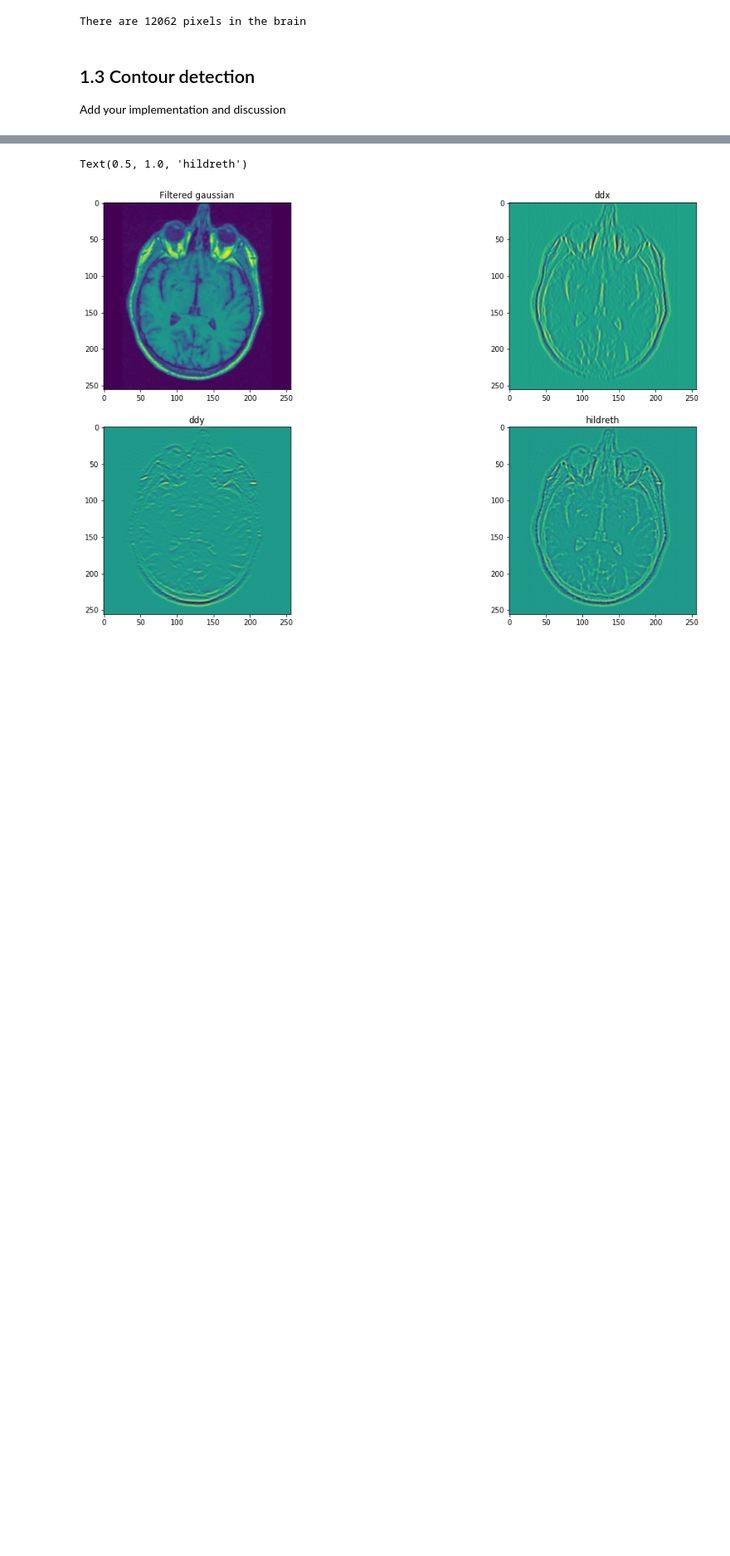
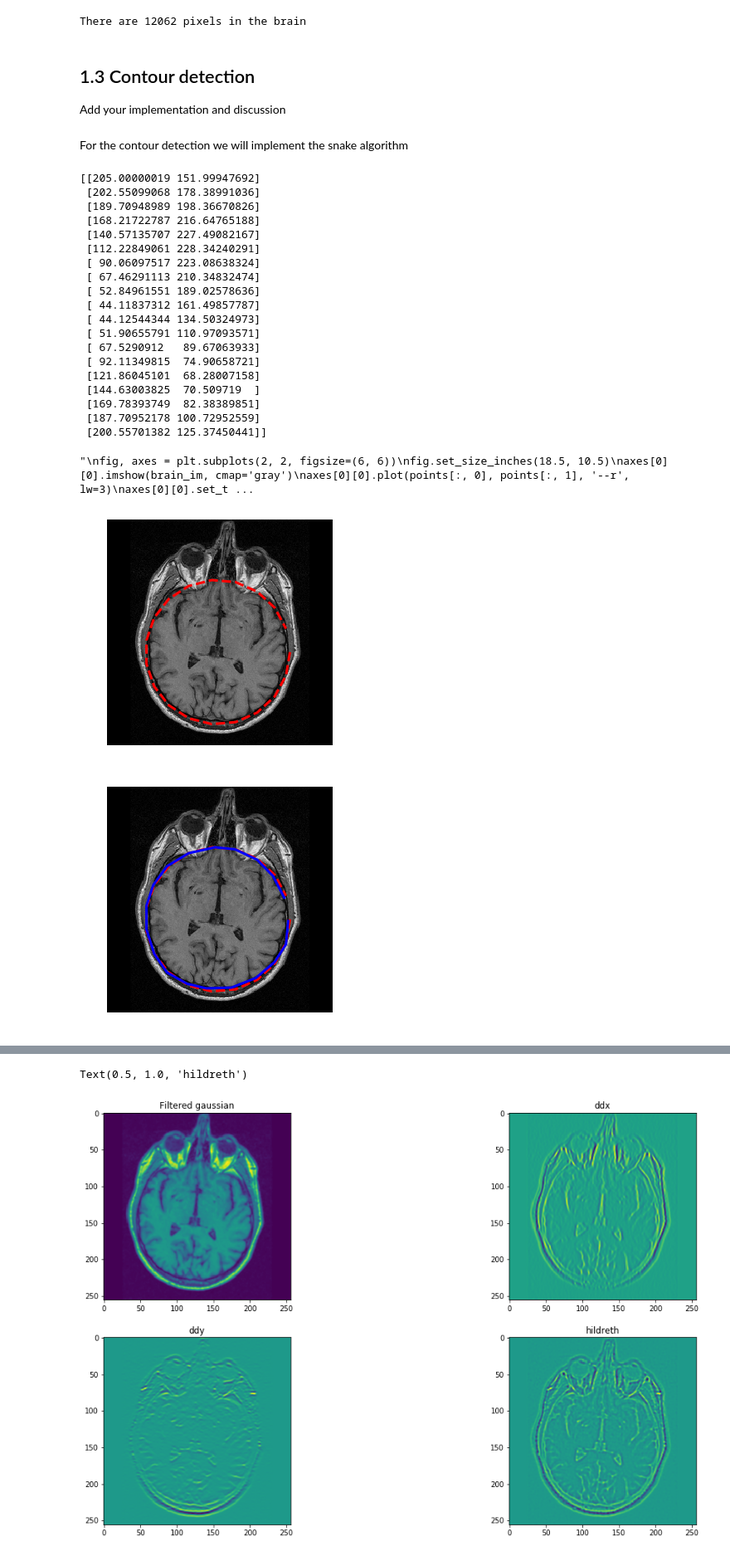
Before and after one commit to LeylaVakilian/PatternRecognition-, a Jupyter notebook: labs/lab_01_segmentation.ipynb, the cells around one changed output, grey strips where cells are left out. Shown at 83% size. Cells and saved outputs as stored; diff of their text form; code cells hidden in the pictures; blank space fills up the shorter version.

Commit message:
Cleaned up snake

```diff
--- a/labs/lab_01_segmentation.ipynb
+++ b/labs/lab_01_segmentation.ipynb
@@ -169,3 +169,5 @@ There are 12062 pixels in the brain
 # %% [markdown]
 ## 1.3 Contour detection
 Add your implementation and discussion
+# %% [markdown]
+For the contour detection we will implement the snake algorithm
@@ -171,0 +196,59 @@ Add your implementation and discussion
+# %%
+
+###### TEST RUN ######
+
+# Generate circle points
+points = circle_points(20, [150, 125], 82)[:-1]
+
+# Plot circle points
+fig, ax = image_show(brain_im)
+ax.plot(points[:, 0], points[:, 1], '--r', lw=3)
+
+image_gray = color.rgb2gray(brain_im)
+
+# Create active contour starting at the circle points
+snake = seg.active_contour(image_gray, points, beta=0.1,w_line=-6.0, w_edge=10)
+
+# Plot the circle points and the resulting active contour
+
+fig, ax = image_show(brain_im)
+ax.plot(points[:, 0], points[:, 1], '--r', lw=3)
+ax.plot(snake[:, 0], snake[:, 1], '-b', lw=3);
+print(snake)
+
+"""
+fig, axes = plt.subplots(2, 2, figsize=(6, 6))
+fig.set_size_inches(18.5, 10.5)
+axes[0][0].imshow(brain_im, cmap='gray')
+axes[0][0].plot(points[:, 0], points[:, 1], '--r', lw=3)
+axes[0][0].set_title('Filtered gaussian')
+axes[0][1].imshow(brain_ddx)
+axes[0][1].set_title('ddx')
+axes[1][0].imshow(brain_ddy)
+axes[1][0].set_title('ddy')
+axes[1][1].imshow(brain_hildreth)
+axes[1][1].set_title('hildreth')
+"""
+# %% [output]
+[[205.00000019 151.99947692]
+ [202.55099068 178.38991036]
+ [189.70948989 198.36670826]
+ [168.21722787 216.64765188]
+ [140.57135707 227.49082167]
+ [112.22849061 228.34240291]
+ [ 90.06097517 223.08638324]
+ [ 67.46291113 210.34832474]
+ [ 52.84961551 189.02578636]
+ [ 44.11837312 161.49857787]
+ [ 44.12544344 134.50324973]
+ [ 51.90655791 110.97093571]
+ [ 67.5290912   89.67063933]
+ [ 92.11349815  74.90658721]
+ [121.86045101  68.28007158]
+ [144.63003825  70.509719  ]
+ [169.78393749  82.38389851]
+ [187.70952178 100.72952559]
+ [200.55701382 125.37450441]]
+"\nfig, axes = plt.subplots(2, 2, figsize=(6, 6))\nfig.set_size_inches(18.5, 10.5)\naxes[0][0].imshow(brain_im, cmap='gray')\naxes[0][0].plot(points[:, 0], points[:, 1], '--r', lw=3)\naxes[0][0].set_t ...
+[figure, added]
+[figure, added]
```
Also changed, not shown: parts of 15 cells of this notebook.
